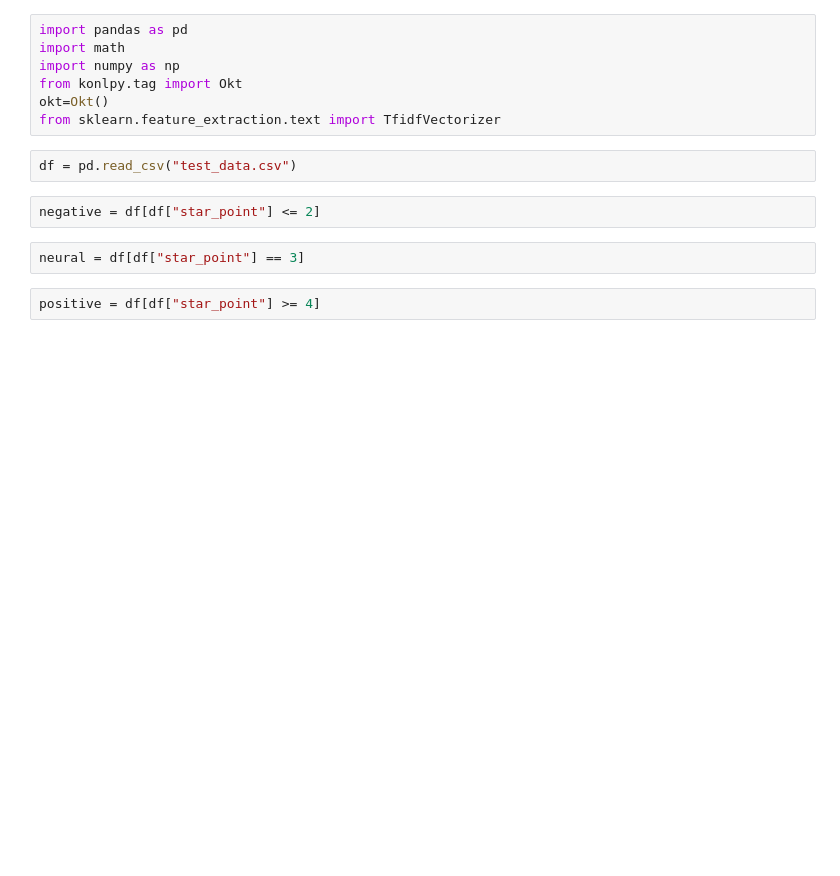
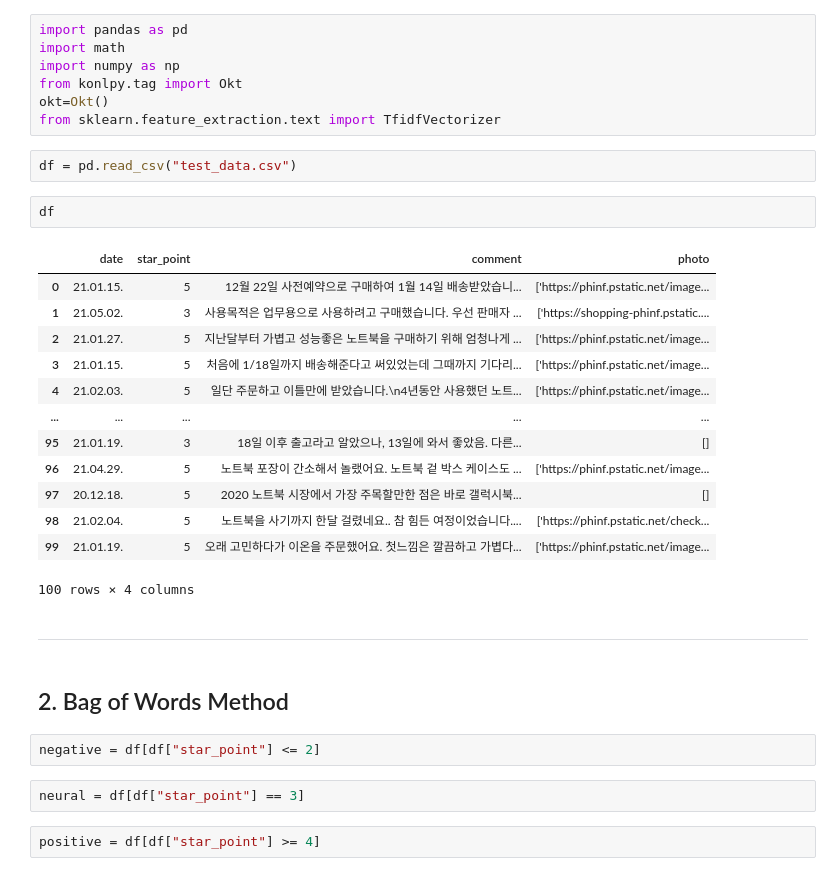
Before and after one commit to mycogno/wordcloud_model, a Jupyter notebook: keywording_test.ipynb, the cells around one changed output. Saved outputs shown, nothing was run; the diff lists cells and outputs as text; blank space fills up the shorter version.

```diff
--- a/keywording_test.ipynb
+++ b/keywording_test.ipynb
@@ -7,6 +9,26 @@ okt=Okt()
 from sklearn.feature_extraction.text import TfidfVectorizer
 # %%
 df = pd.read_csv("test_data.csv")
+# %%
+df
+# %% [output]
+|  | date | star_point | comment | photo |
+| 0 | 21.01.15. | 5 | 12월 22일 사전예약으로 구매하여 1월 14일 배송받았습니... | ['https://phinf.pstatic.net/image... |
+| 1 | 21.05.02. | 3 | 사용목적은 업무용으로 사용하려고 구매했습니다. 우선 판매자 ... | ['https://shopping-phinf.pstatic.... |
+| 2 | 21.01.27. | 5 | 지난달부터 가볍고 성능좋은 노트북을 구매하기 위해 엄청나게 ... | ['https://phinf.pstatic.net/image... |
+| 3 | 21.01.15. | 5 | 처음에 1/18일까지 배송해준다고 써있었는데 그때까지 기다리... | ['https://phinf.pstatic.net/image... |
+| 4 | 21.02.03. | 5 | 일단 주문하고 이틀만에 받았습니다.\n4년동안 사용했던 노트... | ['https://phinf.pstatic.net/image... |
+| ... | ... | ... | ... | ... |
+| 95 | 21.01.19. | 3 | 18일 이후 출고라고 알았으나, 13일에 와서 좋았음. 다른... | [] |
+| 96 | 21.04.29. | 5 | 노트북 포장이 간소해서 놀랬어요. 노트북 겉 박스 케이스도 ... | ['https://phinf.pstatic.net/image... |
+| 97 | 20.12.18. | 5 | 2020 노트북 시장에서 가장 주목할만한 점은 바로 갤럭시북... | [] |
+| 98 | 21.02.04. | 5 | 노트북을 사기까지 한달 걸렸네요.. 참 힘든 여정이었습니다.... | ['https://phinf.pstatic.net/check... |
+| 99 | 21.01.19. | 5 | 오래 고민하다가 이온을 주문했어요. 첫느낌은 깔끔하고 가볍다... | ['https://phinf.pstatic.net/image... |
+100 rows × 4 columns
+# %% [markdown]
+---
+# %% [markdown]
+## 2. Bag of Words Method
 # %%
 negative = df[df["star_point"] <= 2]
 # %%
```
Also changed, not shown: parts of 37 cells of this notebook, 2 other files.
